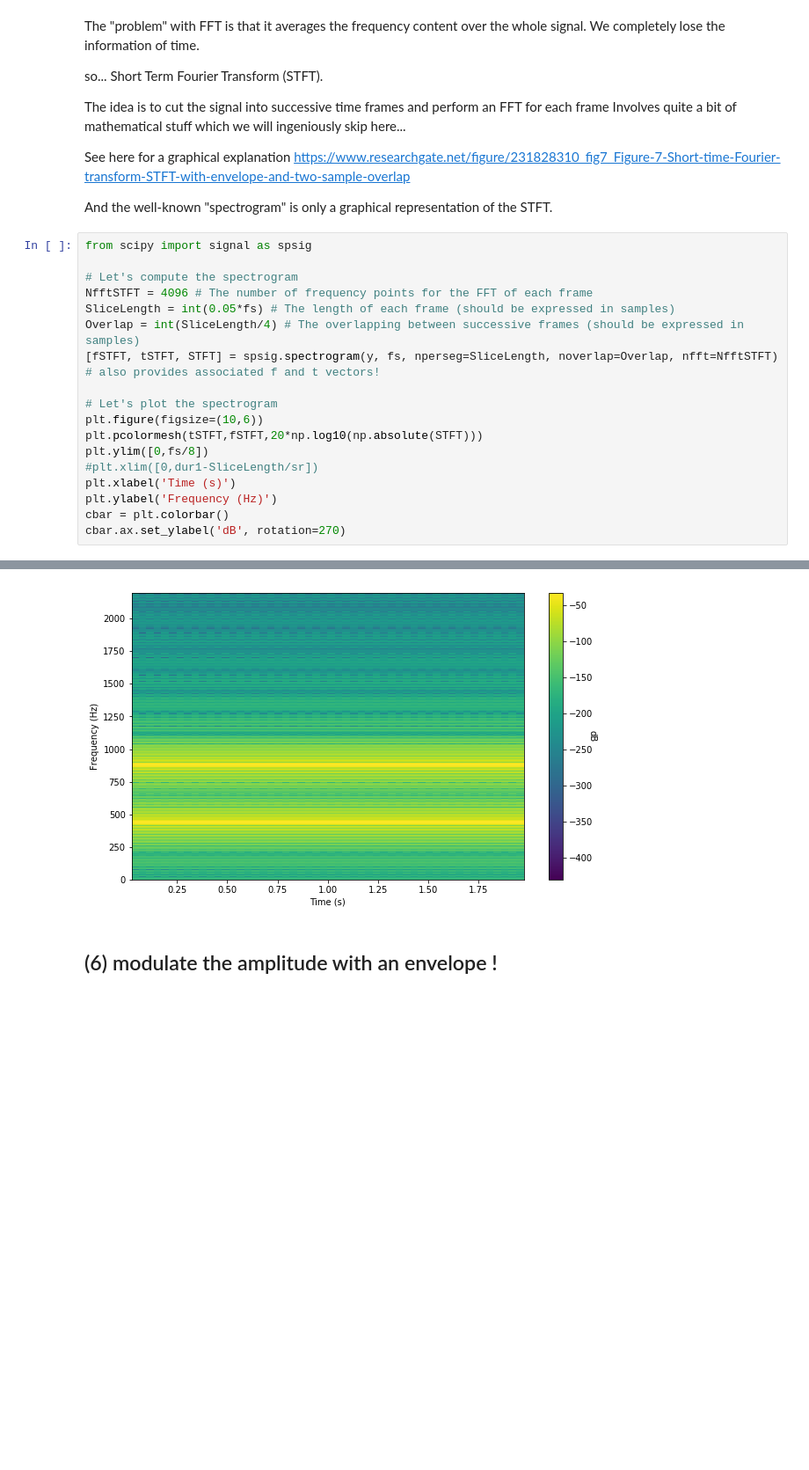
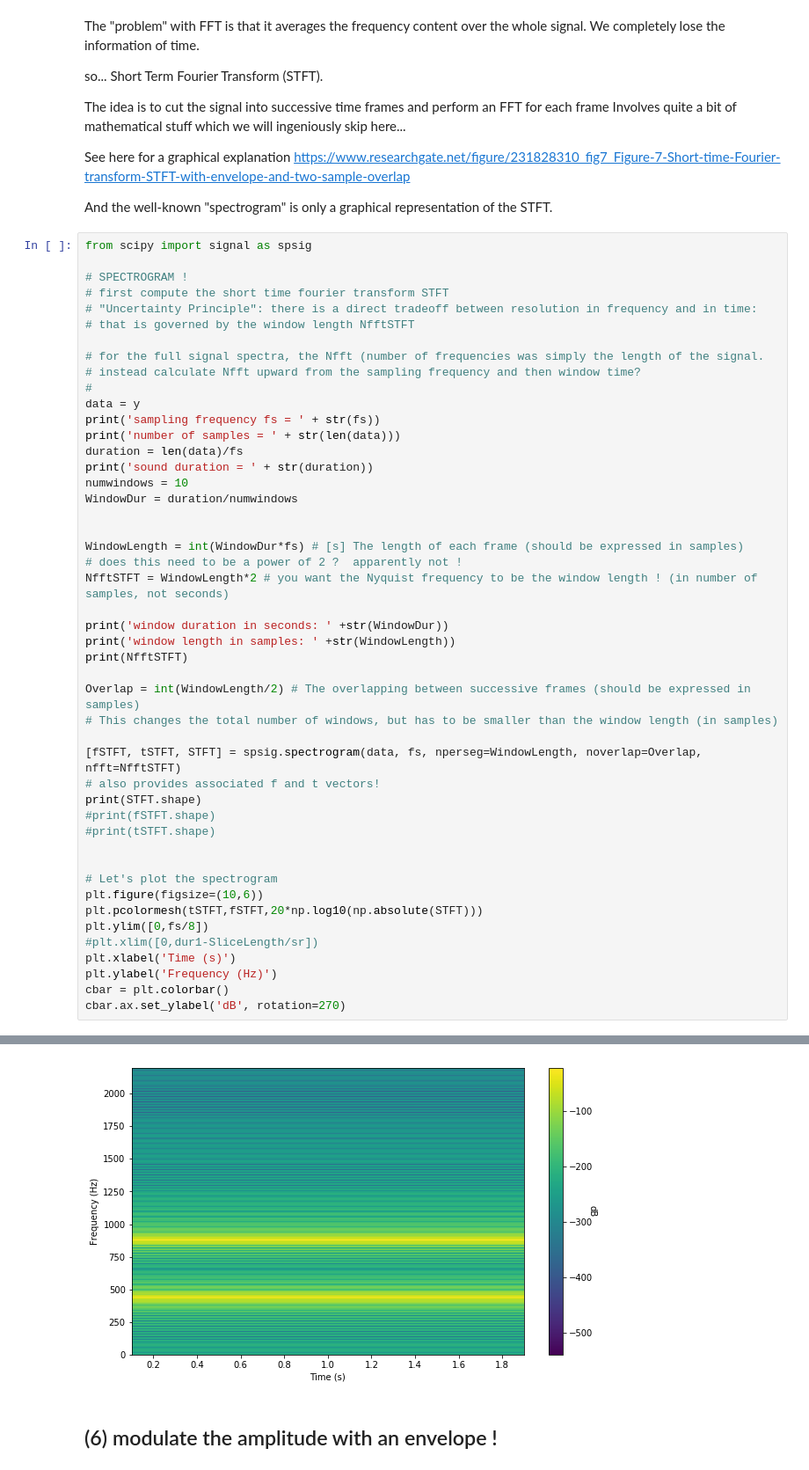
Before and after one commit to benholtzman/datamovies, a Jupyter notebook: 1_codes/s00_make_simple_sounds.ipynb, the cells around one changed output, grey strips where cells are left out. Shown at 88% size. Cells and saved outputs as stored; diff of their text form; blank space fills up the shorter version.

Commit message:
fixed the spectrogram window size and fft explainer

```diff
--- a/1_codes/s00_make_simple_sounds.ipynb
+++ b/1_codes/s00_make_simple_sounds.ipynb
@@ -247,12 +246,40 @@ And the well-known "spectrogram" is only a graphical representation of the STFT.
 # %%
 from scipy import signal as spsig
 
-# Let's compute the spectrogram
-NfftSTFT = 4096 # The number of frequency points for the FFT of each frame
-SliceLength = int(0.05*fs) # The length of each frame (should be expressed in samples)
-Overlap = int(SliceLength/4) # The overlapping between successive frames (should be expressed in samples)
-[fSTFT, tSTFT, STFT] = spsig.spectrogram(y, fs, nperseg=SliceLength, noverlap=Overlap, nfft=NfftSTFT)
+# SPECTROGRAM !
+# first compute the short time fourier transform STFT
+# "Uncertainty Principle": there is a direct tradeoff between resolution in frequency and in time:
+# that is governed by the window length NfftSTFT
+
+# for the full signal spectra, the Nfft (number of frequencies was simply the length of the signal.
+# instead calculate Nfft upward from the sampling frequency and then window time?
+#
+data = y
+print('sampling frequency fs = ' + str(fs))
+print('number of samples = ' + str(len(data)))
+duration = len(data)/fs
+print('sound duration = ' + str(duration))
+numwindows = 10
+WindowDur = duration/numwindows
+
+
+WindowLength = int(WindowDur*fs) # [s] The length of each frame (should be expressed in samples)
+# does this need to be a power of 2 ?  apparently not !
+NfftSTFT = WindowLength*2 # you want the Nyquist frequency to be the window length ! (in number of samples, not seconds)
+
+print('window duration in seconds: ' +str(WindowDur))
+print('window length in samples: ' +str(WindowLength))
+print(NfftSTFT)
+
+Overlap = int(WindowLength/2) # The overlapping between successive frames (should be expressed in samples)
+# This changes the total number of windows, but has to be smaller than the window length (in samples)
+
+[fSTFT, tSTFT, STFT] = spsig.spectrogram(data, fs, nperseg=WindowLength, noverlap=Overlap, nfft=NfftSTFT)
 # also provides associated f and t vectors!
+print(STFT.shape)
+#print(fSTFT.shape)
+#print(tSTFT.shape)
+
 
 # Let's plot the spectrogram
 plt.figure(figsize=(10,6))
@@ -268,4 +302,4 @@ Text(0,0.5,'dB')
-[figure, old version]
+[figure, new version]
 # %% [markdown]
 ## (6) modulate the amplitude with an envelope !
 # %%
```
Also changed, not shown: parts of 3 cells of this notebook.
